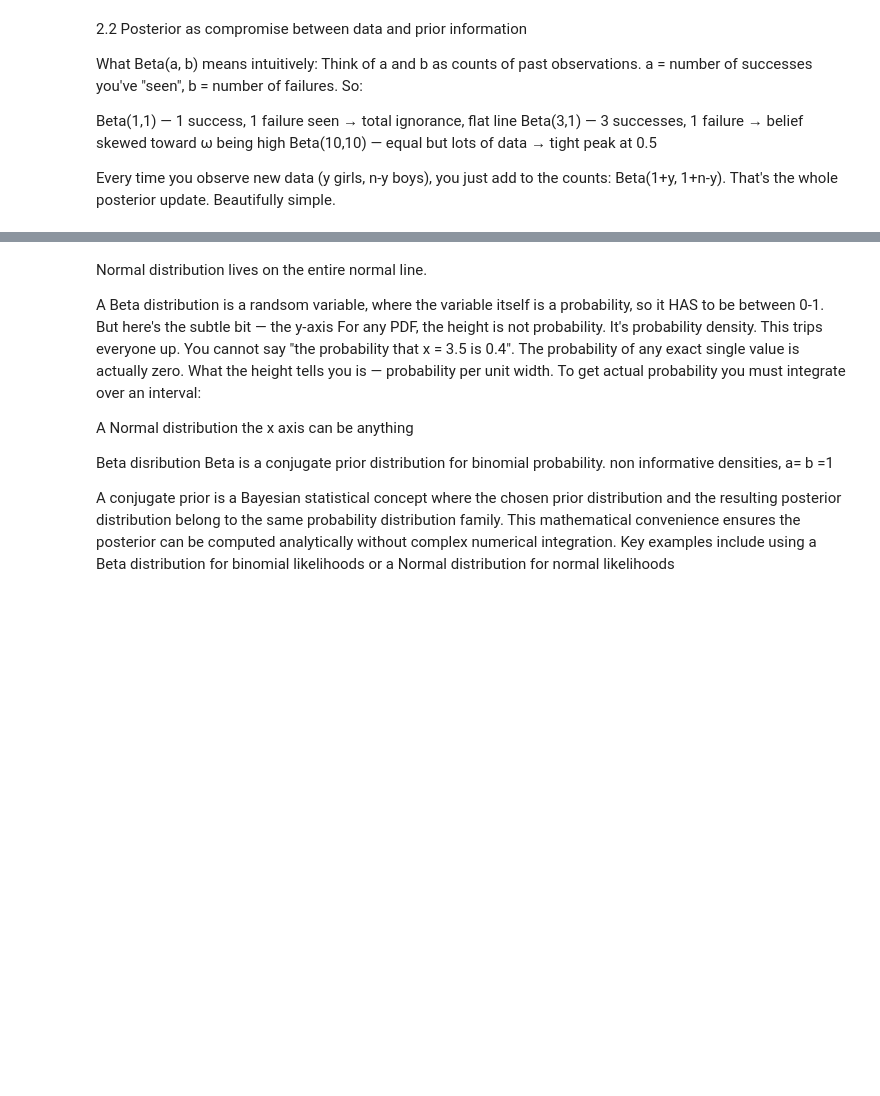
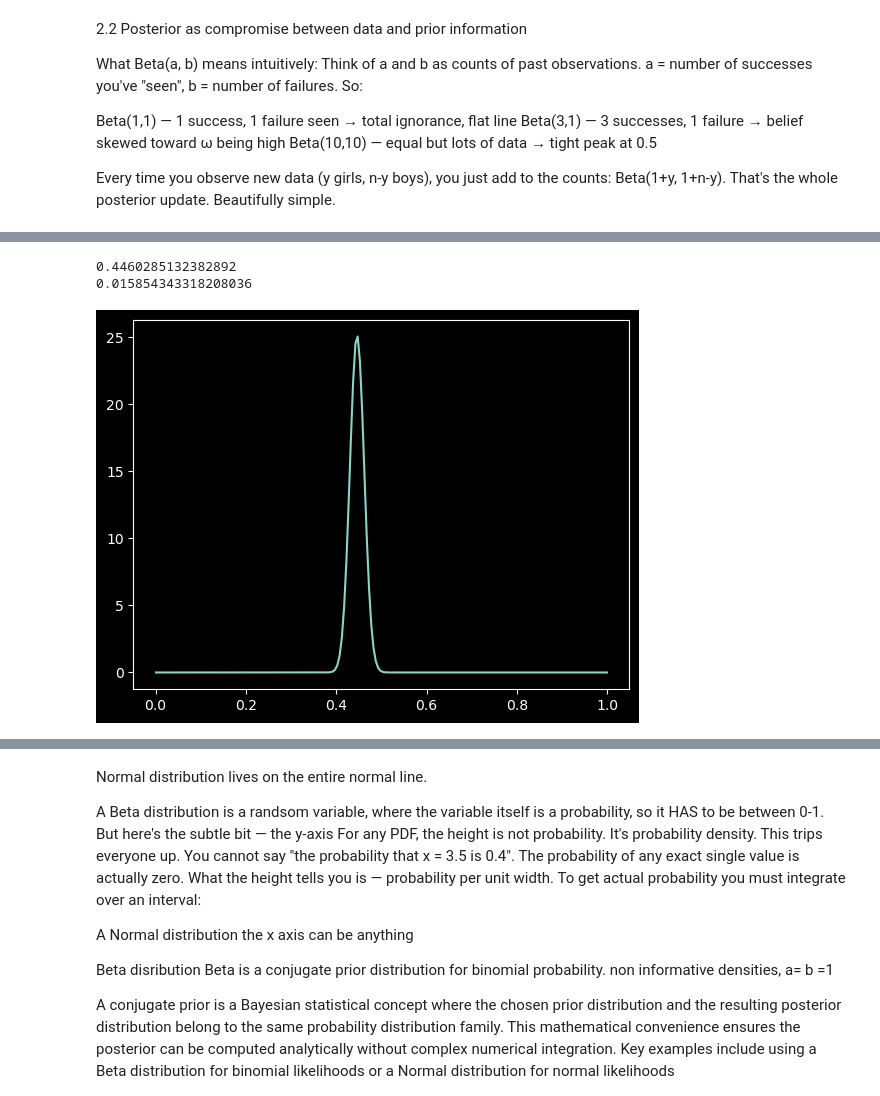
Before and after one commit to HNevill/BDA, a Jupyter notebook: BDA.ipynb, the cells around one changed output, grey strips where cells are left out. Cells and saved outputs as stored; diff of their text form; code cells hidden in the pictures; blank space fills up the shorter version.

```diff
--- a/BDA.ipynb
+++ b/BDA.ipynb
@@ -146,0 +191,9 @@ print(prior_var)
+# %%
+posterior= beta(438, 544)
+plt.plot(omega, [posterior.pdf(x) for x in omega])
+print(posterior.mean())
+print(posterior.std())
+# %% [output]
+0.4460285132382892
+0.015854343318208036
+[figure, added]
```
Also changed, not shown: parts of 37 cells of this notebook.
